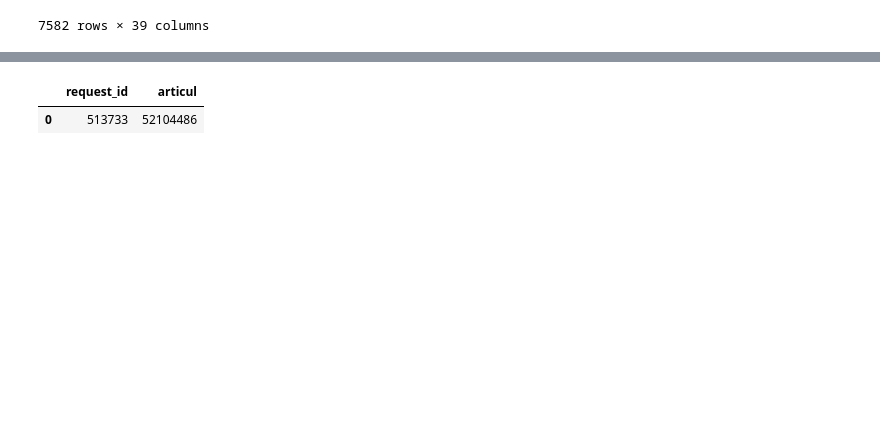
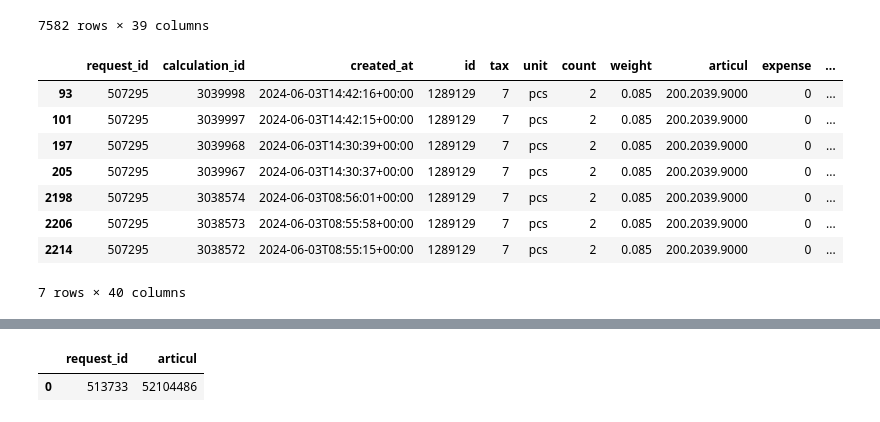
Before and after one commit to Valuamba/components_agent_sales, a Jupyter notebook: notebooks/famaga/DiscountProcessing_20240603.ipynb, the cells around one changed output, grey strips where cells are left out. Cells and saved outputs as stored; diff of their text form; code cells hidden in the pictures; blank space fills up the shorter version.

```diff
--- a/notebooks/famaga/DiscountProcessing_20240603.ipynb
+++ b/notebooks/famaga/DiscountProcessing_20240603.ipynb
@@ -398,0 +396,12 @@ grouped_calcs[grouped_calcs['counts'] < 20]
+# %%
+calculations_df[(calculations_df['request_id'] == 507295) & (calculations_df['articul'] == '200.2039.9000')]
+# %% [output]
+|  | request_id | calculation_id | created_at | id | tax | unit | count | weight | articul | expense | ... |
+| 93 | 507295 | 3039998 | 2024-06-03T14:42:16+00:00 | 1289129 | 7 | pcs | 2 | 0.085 | 200.2039.9000 | 0 | ... |
+| 101 | 507295 | 3039997 | 2024-06-03T14:42:15+00:00 | 1289129 | 7 | pcs | 2 | 0.085 | 200.2039.9000 | 0 | ... |
+| 197 | 507295 | 3039968 | 2024-06-03T14:30:39+00:00 | 1289129 | 7 | pcs | 2 | 0.085 | 200.2039.9000 | 0 | ... |
+| 205 | 507295 | 3039967 | 2024-06-03T14:30:37+00:00 | 1289129 | 7 | pcs | 2 | 0.085 | 200.2039.9000 | 0 | ... |
+| 2198 | 507295 | 3038574 | 2024-06-03T08:56:01+00:00 | 1289129 | 7 | pcs | 2 | 0.085 | 200.2039.9000 | 0 | ... |
+| 2206 | 507295 | 3038573 | 2024-06-03T08:55:58+00:00 | 1289129 | 7 | pcs | 2 | 0.085 | 200.2039.9000 | 0 | ... |
+| 2214 | 507295 | 3038572 | 2024-06-03T08:55:15+00:00 | 1289129 | 7 | pcs | 2 | 0.085 | 200.2039.9000 | 0 | ... |
+7 rows × 40 columns
```
Also changed, not shown: parts of 5 cells of this notebook.
